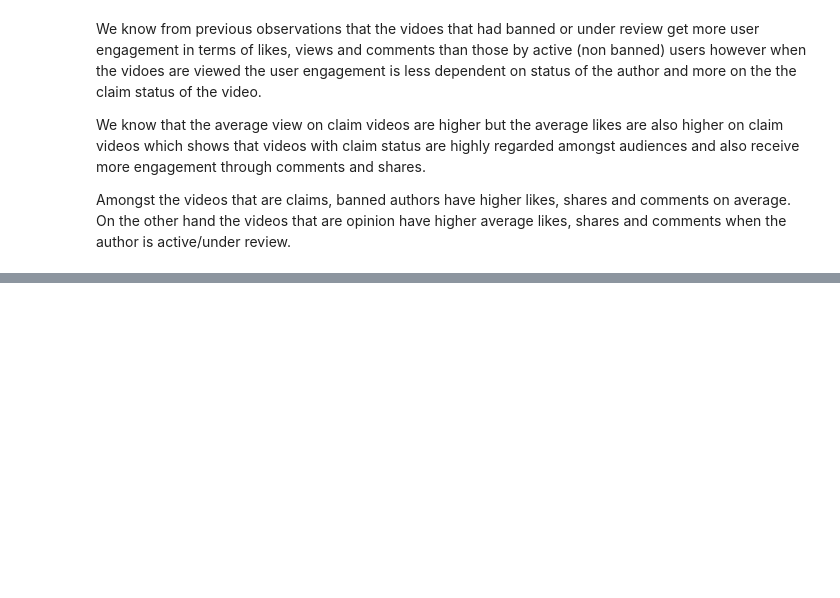
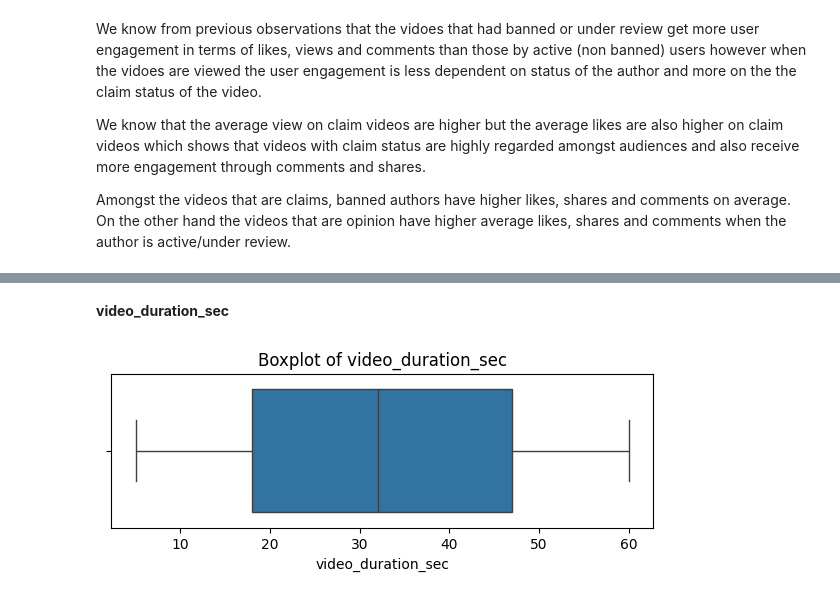
Before and after one commit to RhuthK/PROJECTS, a Jupyter notebook: TikTok Claim Classification Project/Claims_Classification_Project.ipynb, the cells around one changed output, grey strips where cells are left out. Cells and saved outputs as stored; diff of their text form; code cells hidden in the pictures; blank space fills up the shorter version.

```diff
--- a/TikTok Claim Classification Project/Claims_Classification_Project.ipynb
+++ b/TikTok Claim Classification Project/Claims_Classification_Project.ipynb
@@ -209,0 +224,11 @@ Amongst the videos that are claims, banned authors have higher likes, shares and
+# %% [markdown]
+<p><b> video_duration_sec </b></p>
+# %%
+# boxplot
+df=data
+plt.figure(figsize=(7,2))
+plt.title("Boxplot of video_duration_sec")
+sns.boxplot(x=df.video_duration_sec)
+plt.show()
+# %% [output]
+[figure, added]
```
Also changed, not shown: parts of 46 cells of this notebook.
